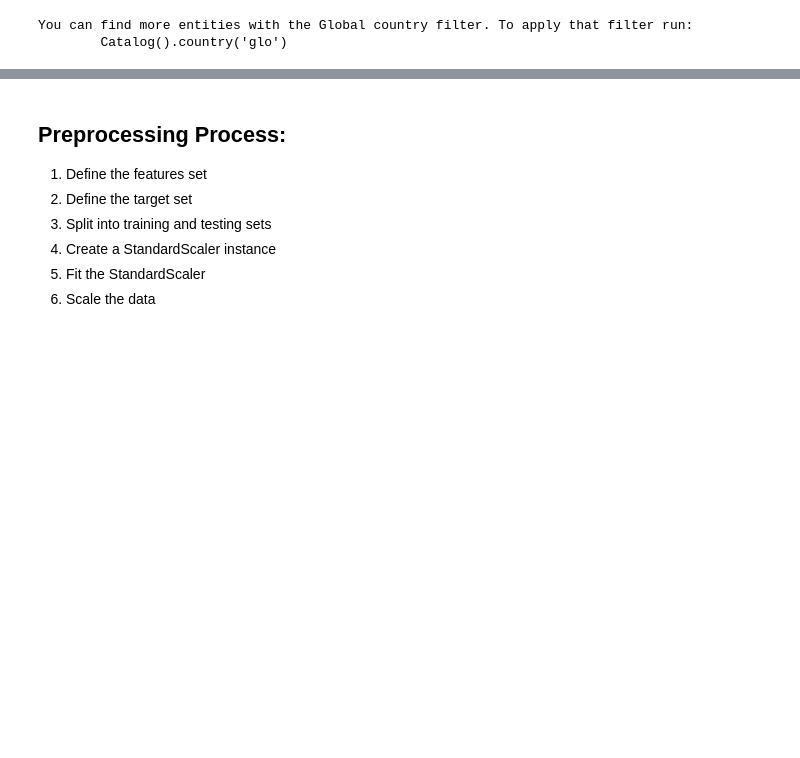
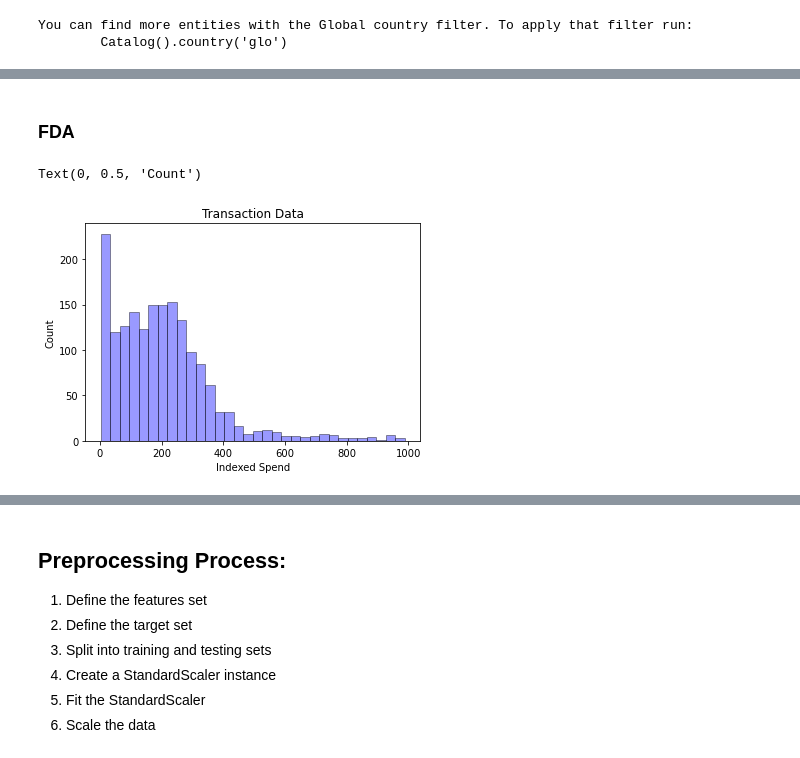
Before and after one commit to asliwinski23/mastercard_spend_prediction, a Jupyter notebook: final_project.ipynb, the cells around one changed output, grey strips where cells are left out. Saved outputs shown, nothing was run; the diff lists cells and outputs as text; code cells hidden in the pictures; blank space fills up the shorter version.

Commit message:
intial data analysis- adding graphs

```diff
--- a/final_project.ipynb
+++ b/final_project.ipynb
@@ -161 +164,14 @@ See the caveats in the documentation: https://pandas.pydata.org/pandas-docs/stab
+# %% [markdown]
+### FDA
+# %%
+# analyze transaction data
+sns.distplot(gdf_enrich_retail['txn_amt'], hist=True, kde=False, color = 'blue',
+             hist_kws={'edgecolor':'black'})
+# Add labels
+plt.title('Transaction Data')
+plt.xlabel('Indexed Spend')
+plt.ylabel('Count')
+# %% [output]
+Text(0, 0.5, 'Count')
+[figure, added]
 # %%
```
Also changed, not shown: parts of 14 cells of this notebook.
